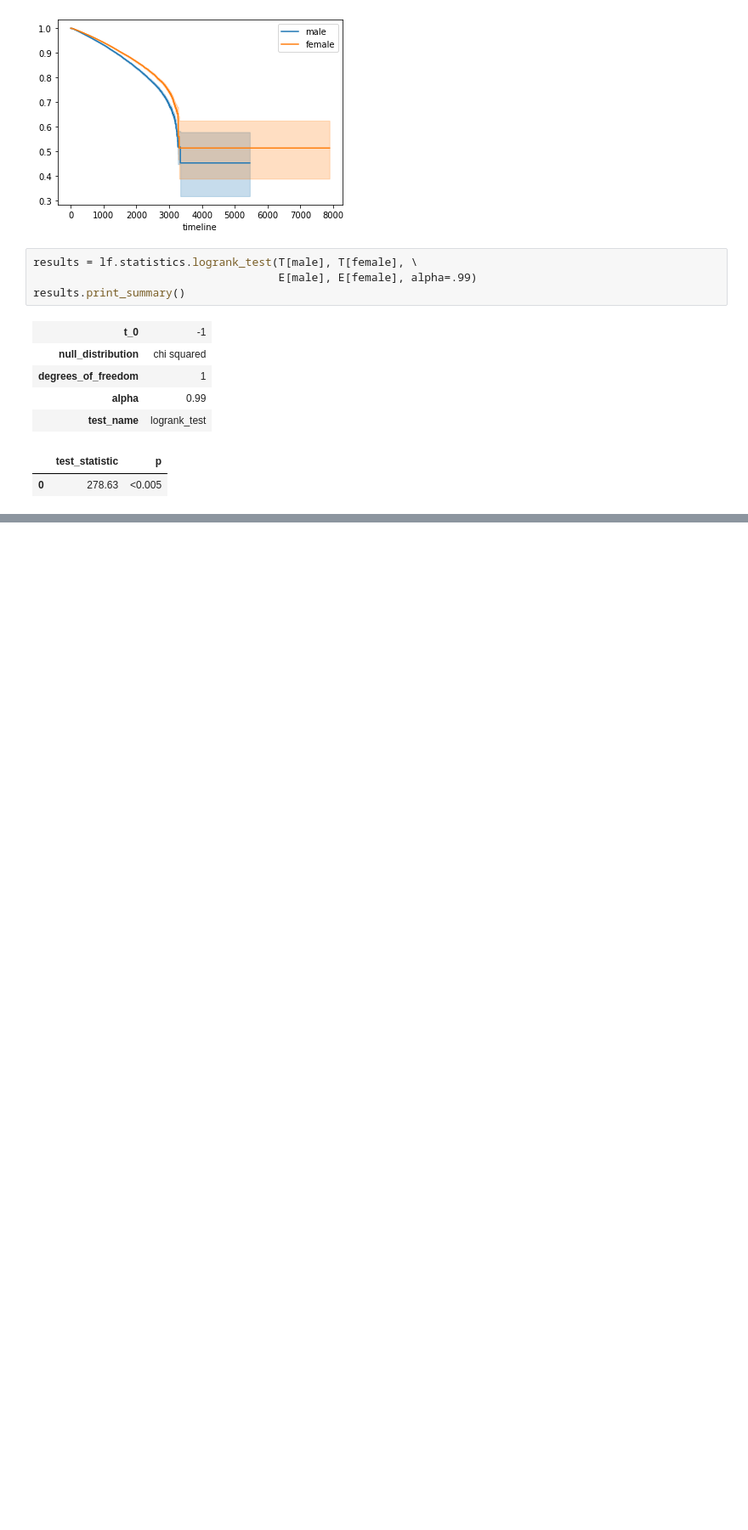
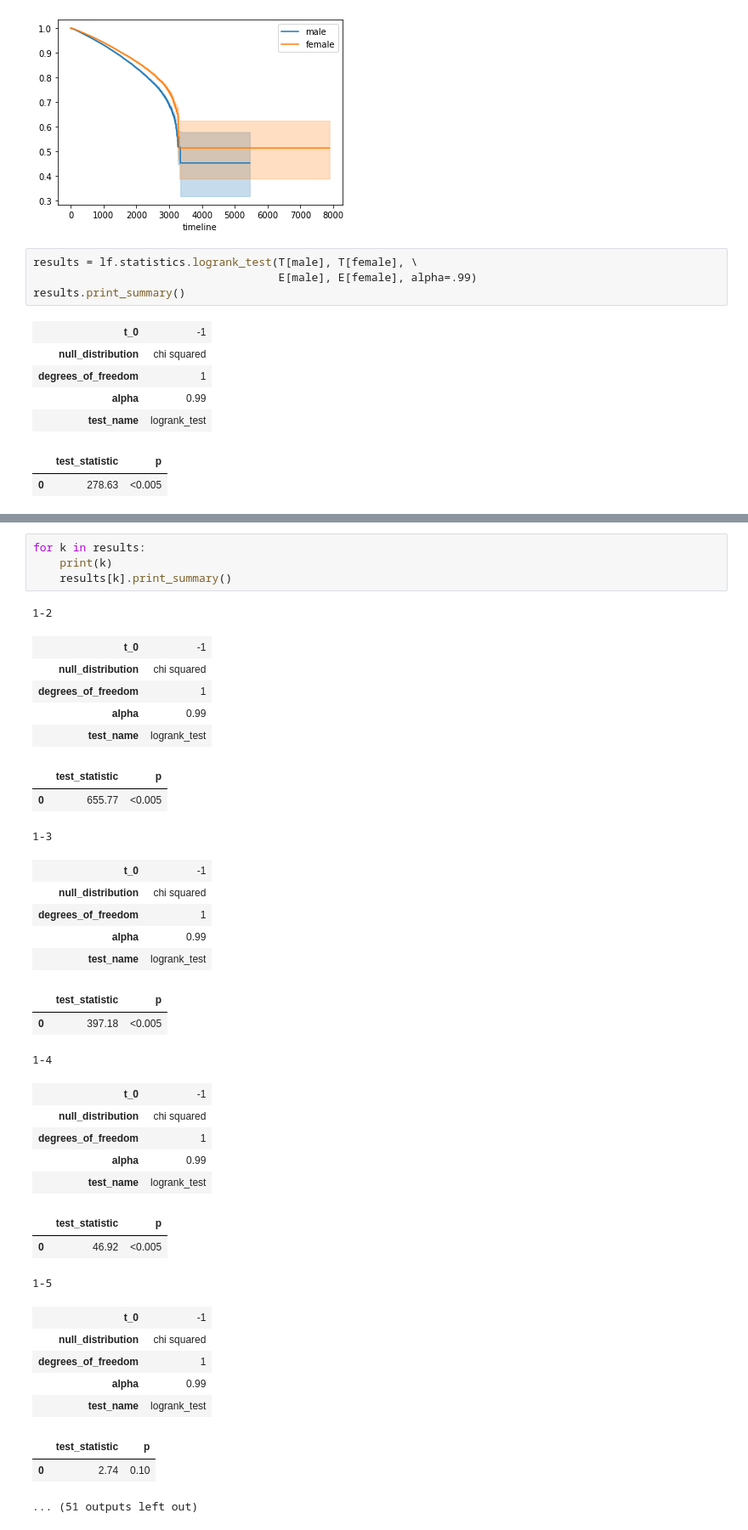
Before and after one commit to wilson-diaz/HCUP-Survival, a Jupyter notebook: SurvivalModels.ipynb, the cells around one changed output, grey strips where cells are left out. Shown at 85% size. Cells and saved outputs as stored; diff of their text form; blank space fills up the shorter version.

Commit message:
just saving output

```diff
--- a/SurvivalModels.ipynb
+++ b/SurvivalModels.ipynb
@@ -87,0 +107,38 @@ results.print_summary()
+# %%
+for k in results:
+    print(k)
+    results[k].print_summary()
+# %% [output]
+1-2
+| t_0 | -1 |
+| null_distribution | chi squared |
+| degrees_of_freedom | 1 |
+| alpha | 0.99 |
+| test_name | logrank_test |
+|  | test_statistic | p |
+| 0 | 655.77 | <0.005 |
+1-3
+| t_0 | -1 |
+| null_distribution | chi squared |
+| degrees_of_freedom | 1 |
+| alpha | 0.99 |
+| test_name | logrank_test |
+|  | test_statistic | p |
+| 0 | 397.18 | <0.005 |
+1-4
+| t_0 | -1 |
+| null_distribution | chi squared |
+| degrees_of_freedom | 1 |
+| alpha | 0.99 |
+| test_name | logrank_test |
+|  | test_statistic | p |
+| 0 | 46.92 | <0.005 |
+1-5
+| t_0 | -1 |
+| null_distribution | chi squared |
+| degrees_of_freedom | 1 |
+| alpha | 0.99 |
+| test_name | logrank_test |
+|  | test_statistic | p |
+| 0 | 2.74 | 0.10 |
+... (51 outputs left out)
```
Also changed, not shown: parts of 2 cells of this notebook, 4 other files.
